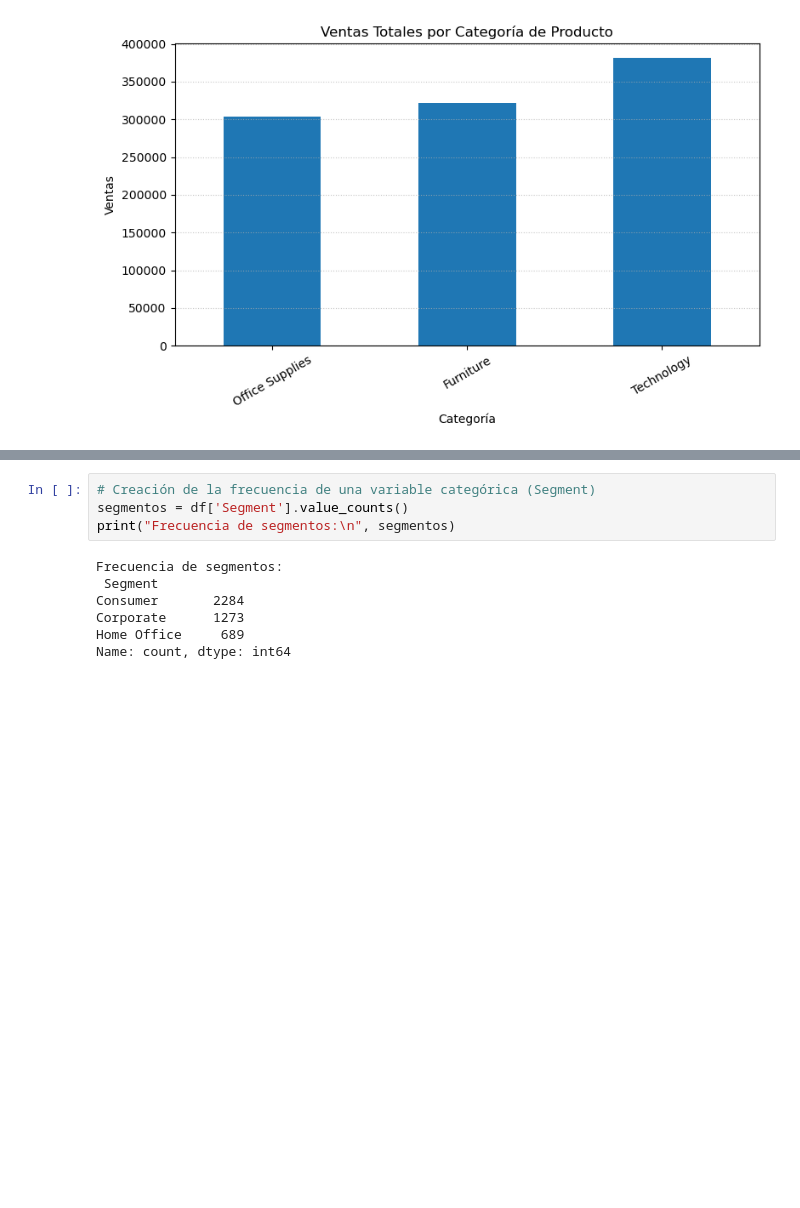
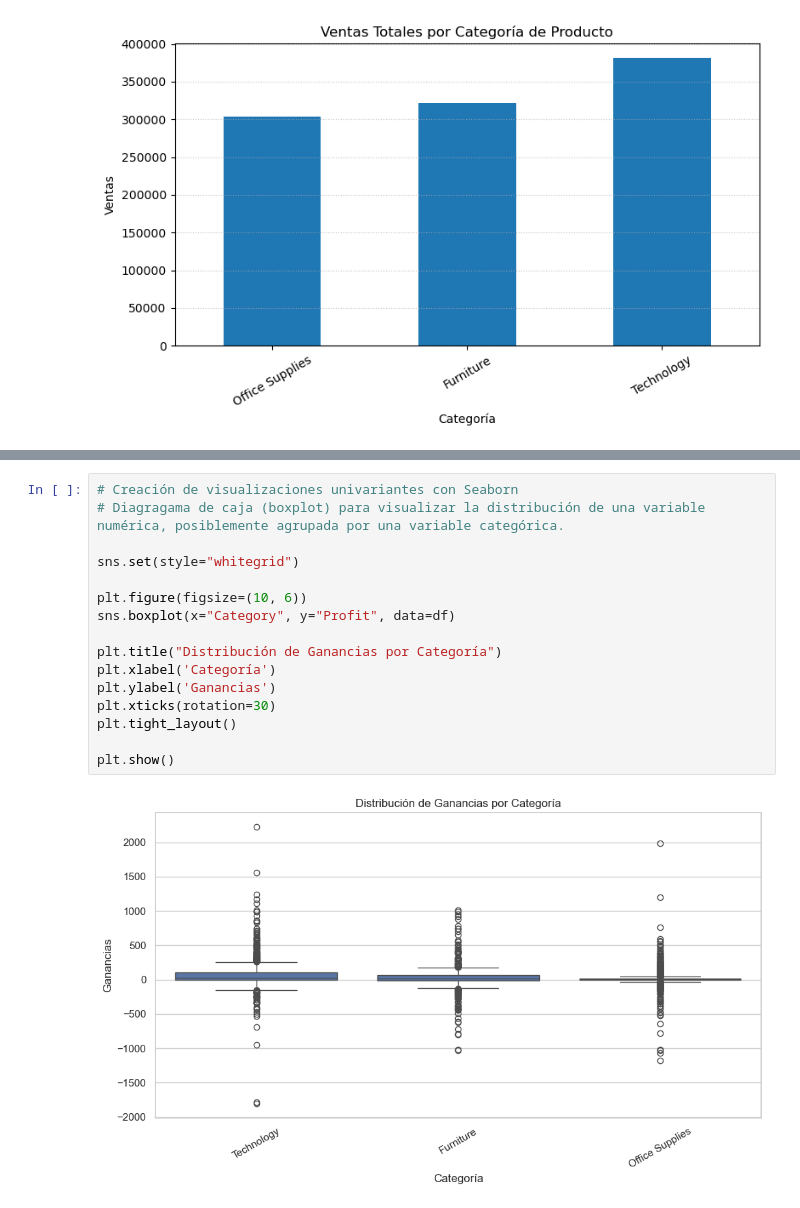
Before and after one commit to pablooiiribarren/UNIR-Trabajo-4-Visualizacion-de-datos-con-Matplotlib-y-Seaborn, a Jupyter notebook: datos.ipynb, the cells around one changed output, grey strips where cells are left out. Drawn from its saved outputs; the diff is of its cells as text; blank space fills up the shorter version.

```diff
--- a/datos.ipynb
+++ b/datos.ipynb
@@ -78,11 +89,18 @@ plt.show()
 # %%
-# Creación de la frecuencia de una variable categórica (Segment)
-segmentos = df['Segment'].value_counts()
-print("Frecuencia de segmentos:\n", segmentos)
+# Creación de visualizaciones univariantes con Seaborn
+# Diagragama de caja (boxplot) para visualizar la distribución de una variable numérica, posiblemente agrupada por una variable categórica.
+
+sns.set(style="whitegrid")
+
+plt.figure(figsize=(10, 6))
+sns.boxplot(x="Category", y="Profit", data=df)
+
+plt.title("Distribución de Ganancias por Categoría")
+plt.xlabel('Categoría')
+plt.ylabel('Ganancias')
+plt.xticks(rotation=30)
+plt.tight_layout()
+
+plt.show()
 # %% [output]
-Frecuencia de segmentos:
- Segment
-Consumer       2284
-Corporate      1273
-Home Office     689
-Name: count, dtype: int64
+[figure, added]
```
Also changed, not shown: parts of 6 cells of this notebook.
